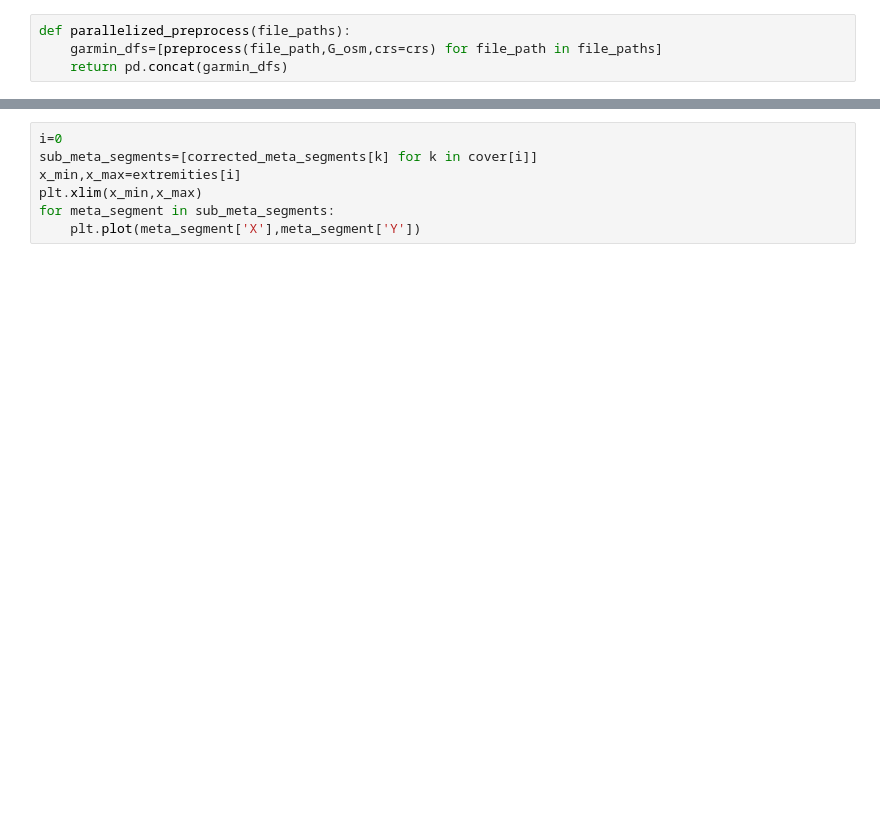
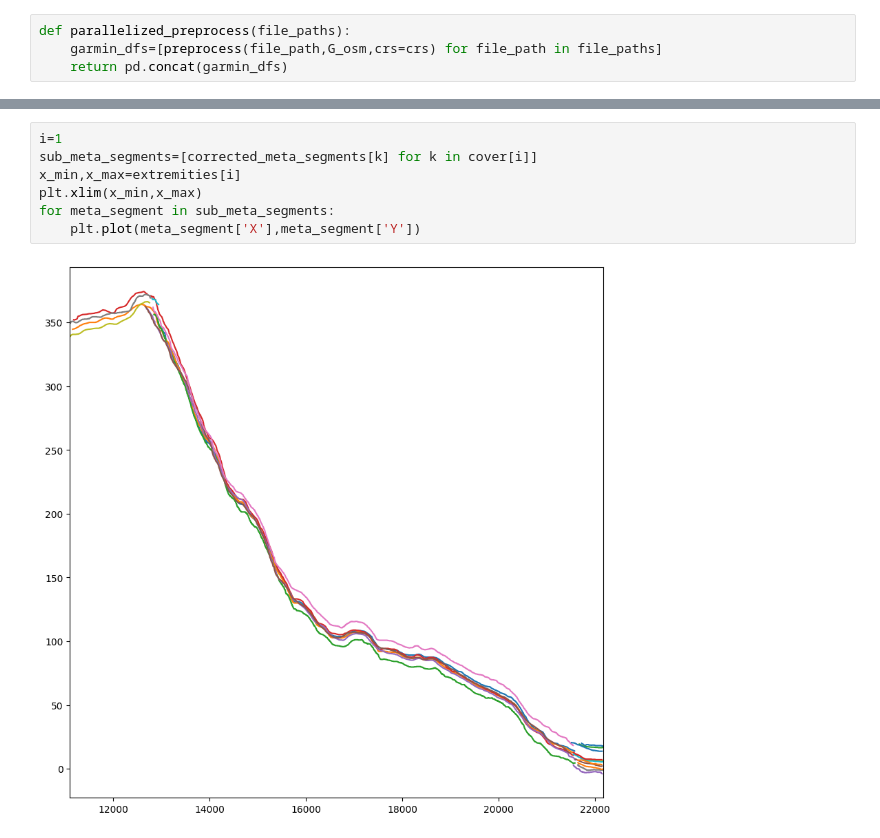
Before and after one commit to pierremennesson/garmin_elevation_process, a Jupyter notebook: graph_decomposition.ipynb, the cells around one changed output, grey strips where cells are left out. Cells and saved outputs as stored; diff of their text form; blank space fills up the shorter version.

```diff
--- a/graph_decomposition.ipynb
+++ b/graph_decomposition.ipynb
@@ -174,10 +236,12 @@ len(cover)
 # %%
-i=0
+i=1
 sub_meta_segments=[corrected_meta_segments[k] for k in cover[i]]
 x_min,x_max=extremities[i]
 plt.xlim(x_min,x_max)
 for meta_segment in sub_meta_segments:
     plt.plot(meta_segment['X'],meta_segment['Y'])
+# %% [output]
+[figure, added]
 # %%
 plt.xlim(x_min,x_max)
 intermediate_distance=1000
```
Also changed, not shown: parts of 24 cells of this notebook, 6 other files.
